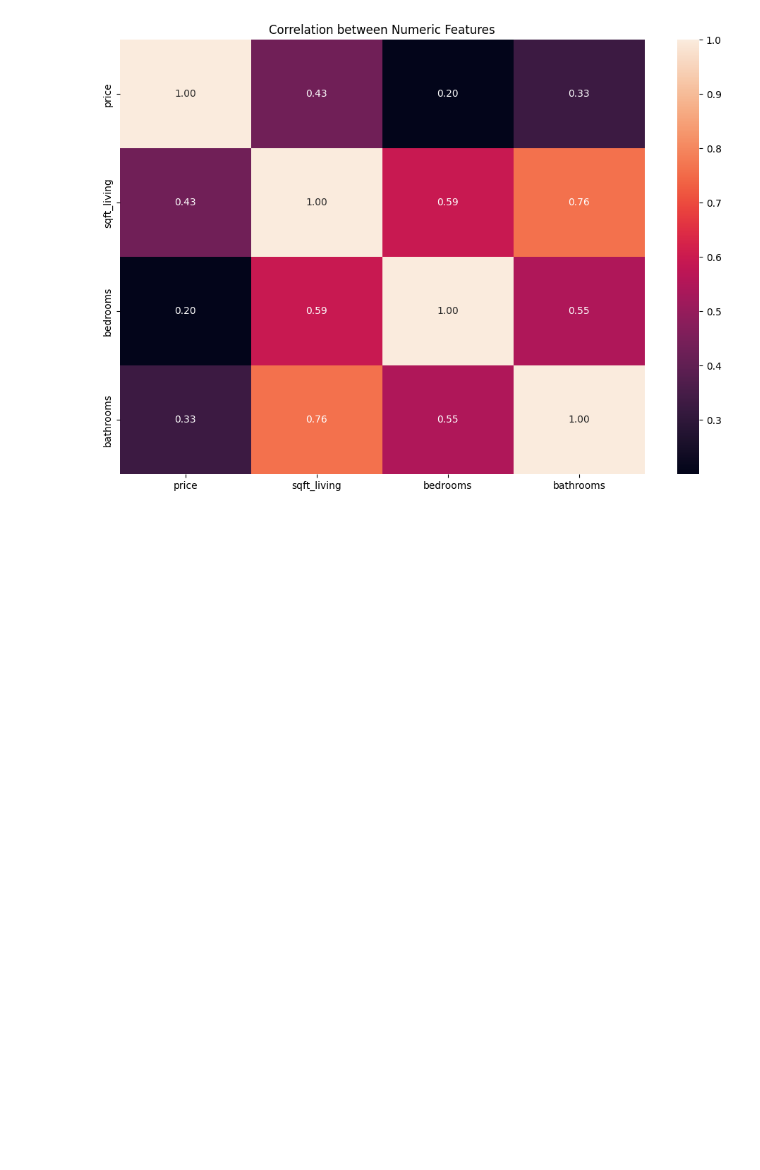
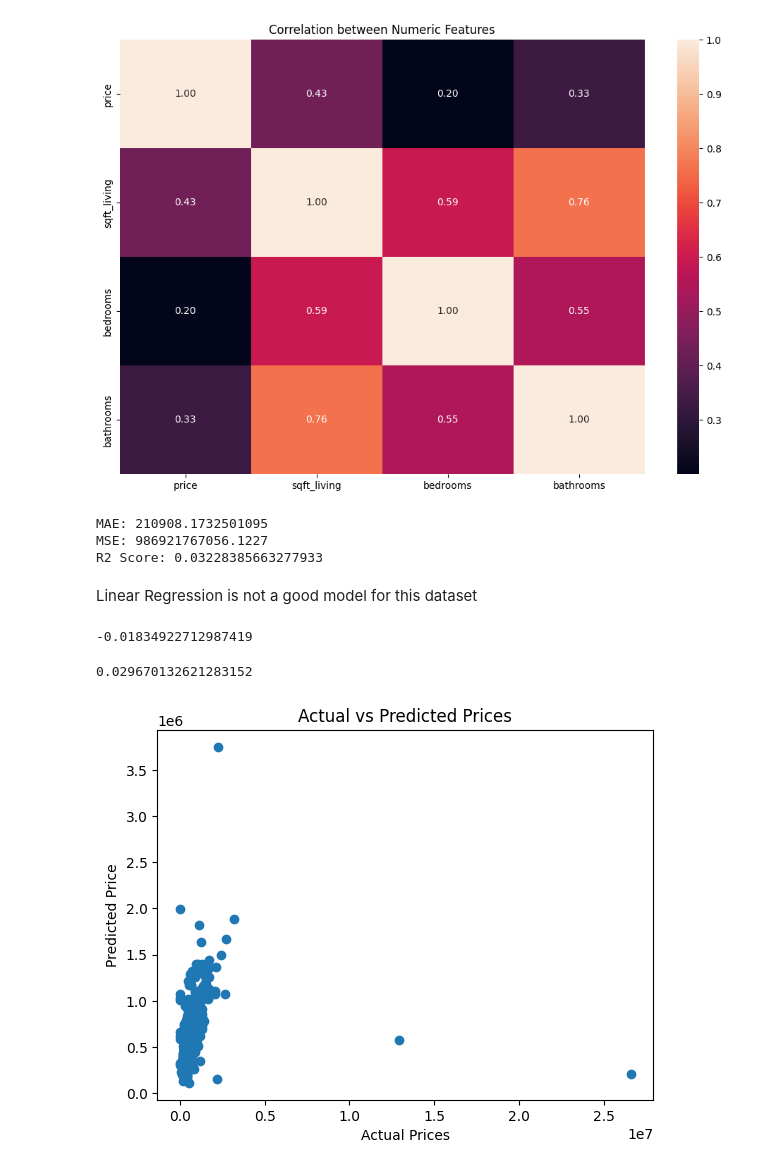
Before and after one commit to MaharjanSumit-59/House-Price-Prediction, a Jupyter notebook: notebooks/house_price_predictor.ipynb, the cells around one changed output. Cells and saved outputs as stored; diff of their text form; code cells hidden in the pictures; blank space fills up the shorter version.

```diff
--- a/notebooks/house_price_predictor.ipynb
+++ b/notebooks/house_price_predictor.ipynb
@@ -109,3 +118,50 @@ plt.title('Correlation between Numeric Features')
 plt.show()
 # %% [output]
 [figure]
+# %%
+df = pd.get_dummies(df, drop_first=True)
+# %%
+X = df.drop("price", axis=1)
+y = df["price"]
+# %%
+x_train, x_test, y_train, y_test = train_test_split(x, y, test_size=0.2, random_state=42)
+# %%
+model = LinearRegression()
+model.fit(x_train, y_train)
+y_pred = model.predict(x_test)
+# %%
+mae = mean_absolute_error(y_test, y_pred)
+mse = mean_squared_error(y_test, y_pred)
+r2 = r2_score(y_test, y_pred)
+
+print("MAE:", mae)
+print("MSE:", mse)
+print("R2 Score:", r2)
+# %% [output]
+MAE: 210908.1732501095
+MSE: 986921767056.1227
+R2 Score: 0.03228385663277933
+# %% [markdown]
+Linear Regression is not a good model for this dataset
+# %%
+tree = DecisionTreeRegressor()
+tree.fit(x_train, y_train)
+y_pred_tree = tree.predict(x_test)
+r2_score(y_test, y_pred_tree)
+# %% [output]
+-0.01834922712987419
+# %%
+rf = RandomForestRegressor()
+rf.fit(x_train, y_train)
+y_pred_rf = rf.predict(x_test)
+r2_score(y_test, y_pred_rf)
+# %% [output]
+0.029670132621283152
+# %%
+plt.scatter(y_test, y_pred)
+plt.xlabel('Actual Prices')
+plt.ylabel('Predicted Price')
+plt.title('Actual vs Predicted Prices')
+plt.show()
+# %% [output]
+[figure, added]
```
Also changed, not shown: parts of 4 cells of this notebook, 1 other file.
